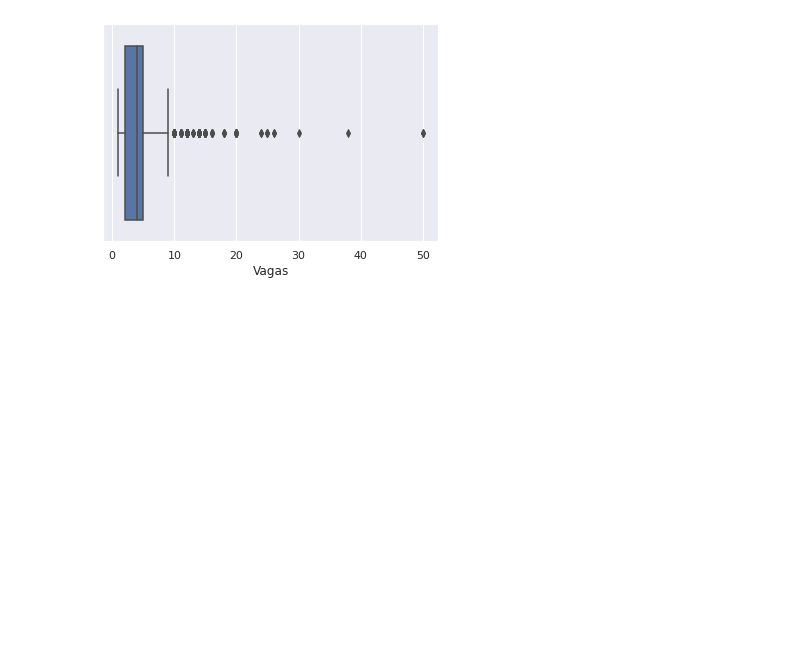
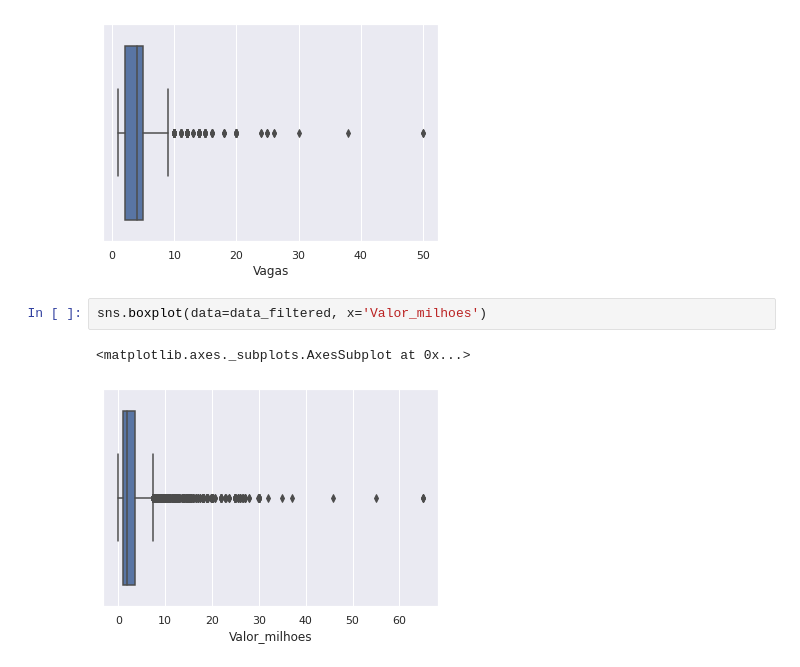
Before and after one commit to phenriquep00/imersao-dados-4, a Jupyter notebook: imersao_dados_4_02.ipynb, the cells around one changed output. Drawn from its saved outputs; the diff is of its cells as text; blank space fills up the shorter version.

```diff
--- a/imersao_dados_4_02.ipynb
+++ b/imersao_dados_4_02.ipynb
@@ -551,3 +551,8 @@ sns.boxplot(data=data_filtered, x='Vagas')
 # %% [output]
 <matplotlib.axes._subplots.AxesSubplot at 0x...>
 [figure]
+# %%
+sns.boxplot(data=data_filtered, x='Valor_milhoes')
+# %% [output]
+<matplotlib.axes._subplots.AxesSubplot at 0x...>
+[figure, added]
```
Also changed, not shown: parts of 1 cell of this notebook.
